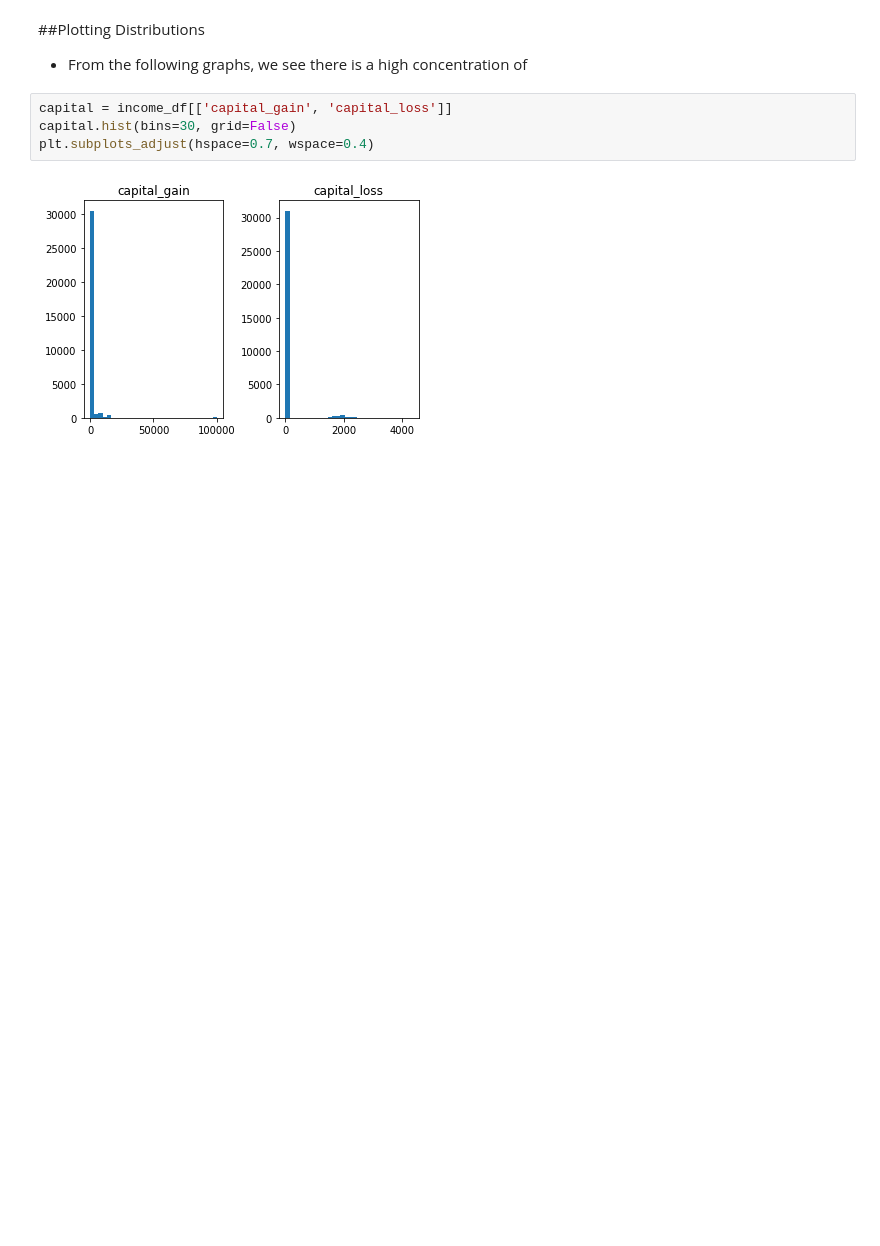
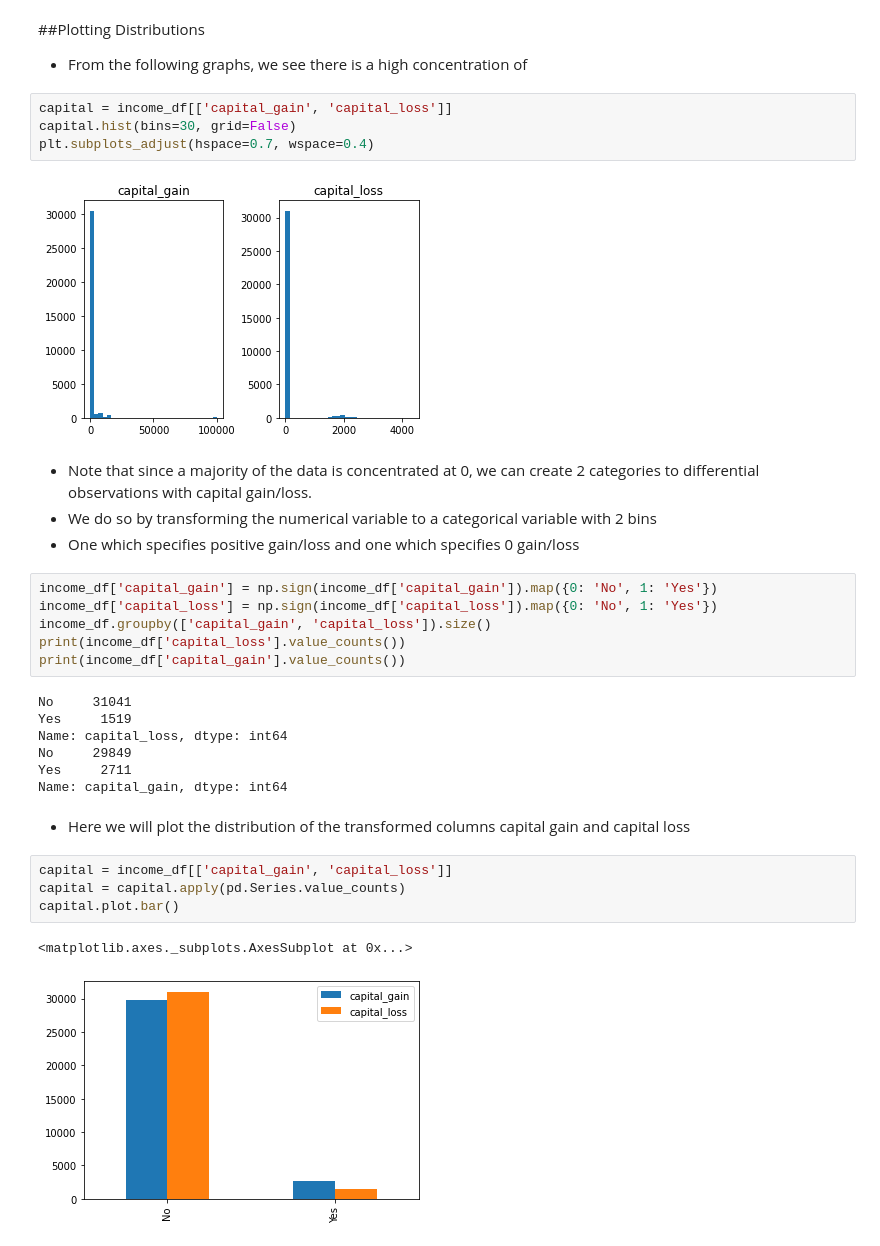
Before and after one commit to TerryTian21/COVID-Data-GUI, a Jupyter notebook: JSC_A2.ipynb, the cells around one changed output. Drawn from its saved outputs; the diff is of its cells as text; blank space fills up the shorter version.

```diff
--- a/JSC_A2.ipynb
+++ b/JSC_A2.ipynb
@@ -140,3 +142,29 @@ capital.hist(bins=30, grid=False)
 plt.subplots_adjust(hspace=0.7, wspace=0.4)
 # %% [output]
 [figure]
+# %% [markdown]
+- Note that since a majority of the data is concentrated at 0, we can create 2 categories to differential observations with capital gain/loss.
+- We do so by transforming the numerical variable to a categorical variable with 2 bins
+- One which specifies positive gain/loss and one which specifies 0 gain/loss
+# %%
+income_df['capital_gain'] = np.sign(income_df['capital_gain']).map({0: 'No', 1: 'Yes'})
+income_df['capital_loss'] = np.sign(income_df['capital_loss']).map({0: 'No', 1: 'Yes'})
+income_df.groupby(['capital_gain', 'capital_loss']).size()
+print(income_df['capital_loss'].value_counts())
+print(income_df['capital_gain'].value_counts())
+# %% [output]
+No     31041
+Yes     1519
+Name: capital_loss, dtype: int64
+No     29849
+Yes     2711
+Name: capital_gain, dtype: int64
+# %% [markdown]
+- Here we will plot the distribution of the transformed columns capital gain and capital loss
+# %%
+capital = income_df[['capital_gain', 'capital_loss']]
+capital = capital.apply(pd.Series.value_counts)
+capital.plot.bar()
+# %% [output]
+<matplotlib.axes._subplots.AxesSubplot at 0x...>
+[figure, added]
```
Also changed, not shown: parts of 31 cells of this notebook.
